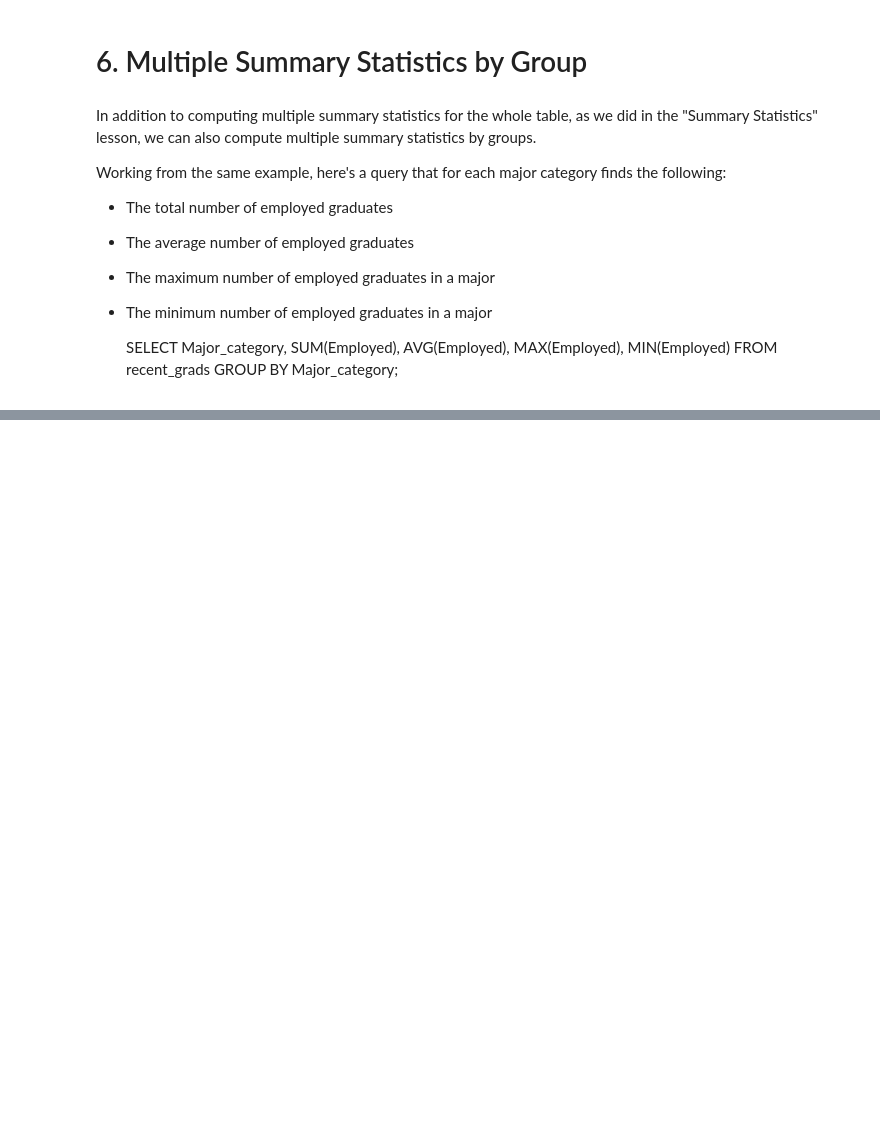
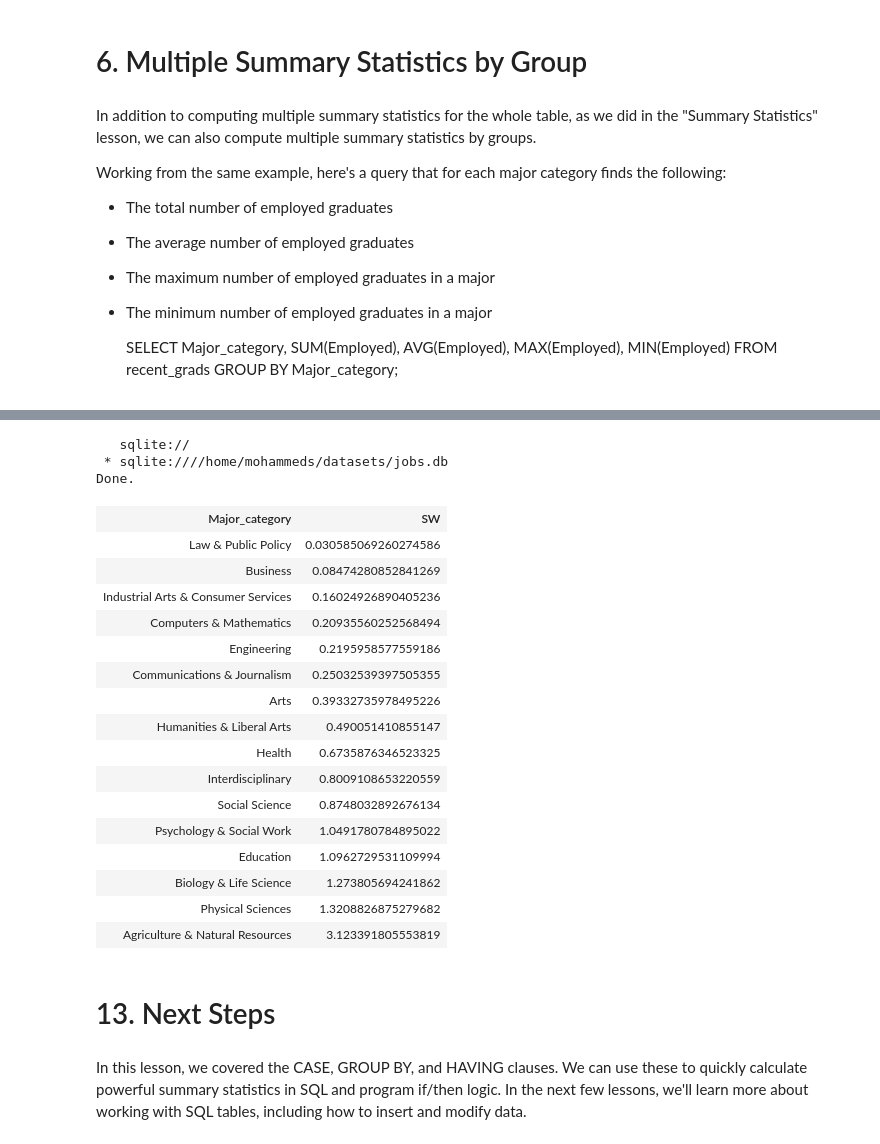
Before and after one commit to AsirShahid/Data-Scientist-in-Python-DataQuest, a Jupyter notebook: Working with Data Sources/SQL Fundamentals/Group Summary Statistics/Group Summary Statistics.ipynb, the cells around one changed output, grey strips where cells are left out. Drawn from its saved outputs; the diff is of its cells as text; code cells hidden in the pictures; blank space fills up the shorter version.

```diff
--- a/Working with Data Sources/SQL Fundamentals/Group Summary Statistics/Group Summary Statistics.ipynb
+++ b/Working with Data Sources/SQL Fundamentals/Group Summary Statistics/Group Summary Statistics.ipynb
@@ -212,0 +436,32 @@ Working from the same example, here's a query that for each major category finds
+# %%
+%%sql
+
+SELECT Major_category,CAST(SUM(Women) AS Float)/CAST(SUM(Total) AS FLOAT) AS SW
+    FROM new_grads
+GROUP BY Major_category
+ORDER BY SW;
+# %% [output]
+   sqlite://
+ * sqlite:////home/mohammeds/datasets/jobs.db
+Done.
+| Major_category | SW |
+| Law & Public Policy | 0.030585069260274586 |
+| Business | 0.08474280852841269 |
+| Industrial Arts & Consumer Services | 0.16024926890405236 |
+| Computers & Mathematics | 0.20935560252568494 |
+| Engineering | 0.2195958577559186 |
+| Communications & Journalism | 0.25032539397505355 |
+| Arts | 0.39332735978495226 |
+| Humanities & Liberal Arts | 0.490051410855147 |
+| Health | 0.6735876346523325 |
+| Interdisciplinary | 0.8009108653220559 |
+| Social Science | 0.8748032892676134 |
+| Psychology & Social Work | 1.0491780784895022 |
+| Education | 1.0962729531109994 |
+| Biology & Life Science | 1.273805694241862 |
+| Physical Sciences | 1.3208826875279682 |
+| Agriculture & Natural Resources | 3.123391805553819 |
+# %% [markdown]
+# 13. Next Steps
+# %% [markdown]
+In this lesson, we covered the CASE, GROUP BY, and HAVING clauses. We can use these to quickly calculate powerful summary statistics in SQL and program if/then logic. In the next few lessons, we'll learn more about working with SQL tables, including how to insert and modify data.
```
Also changed, not shown: parts of 18 cells of this notebook.
